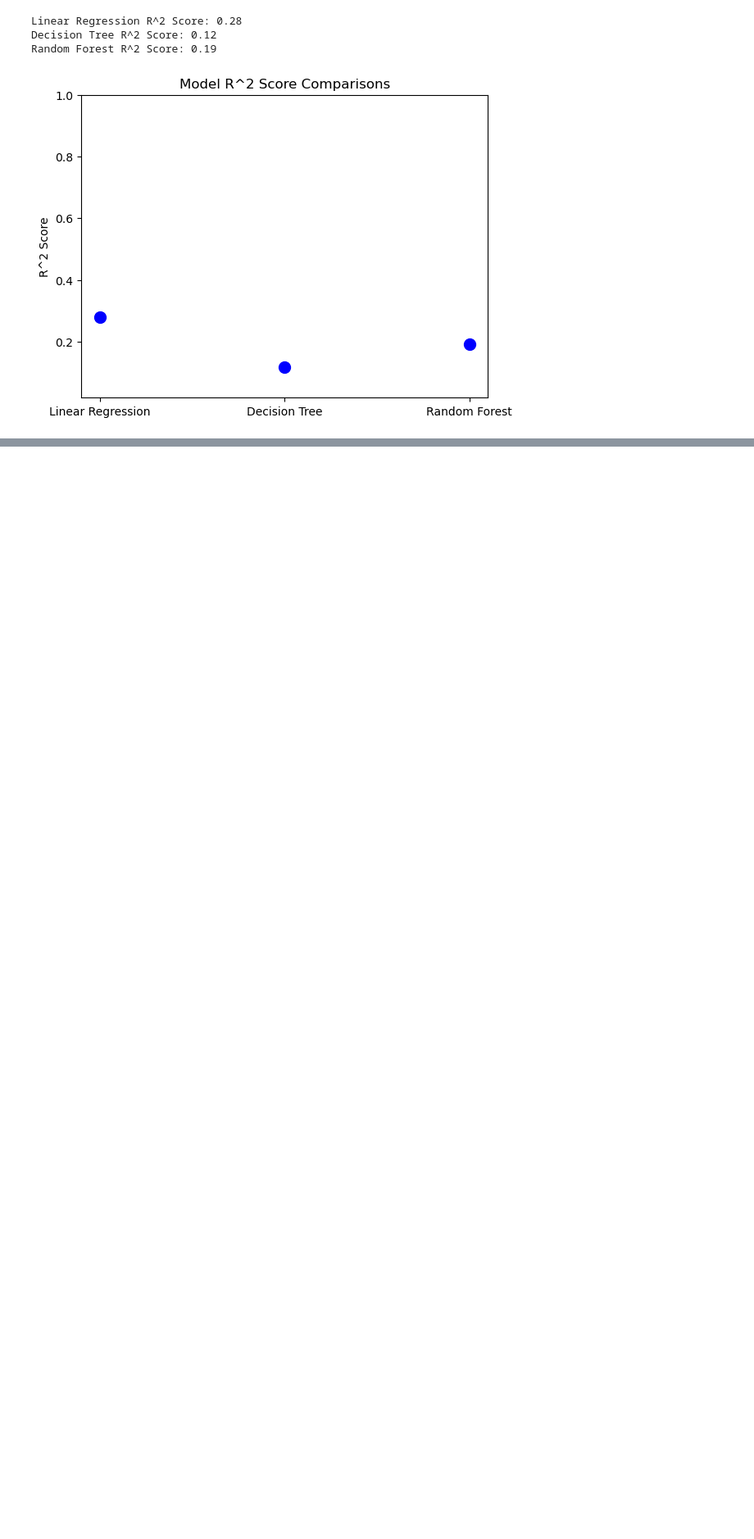
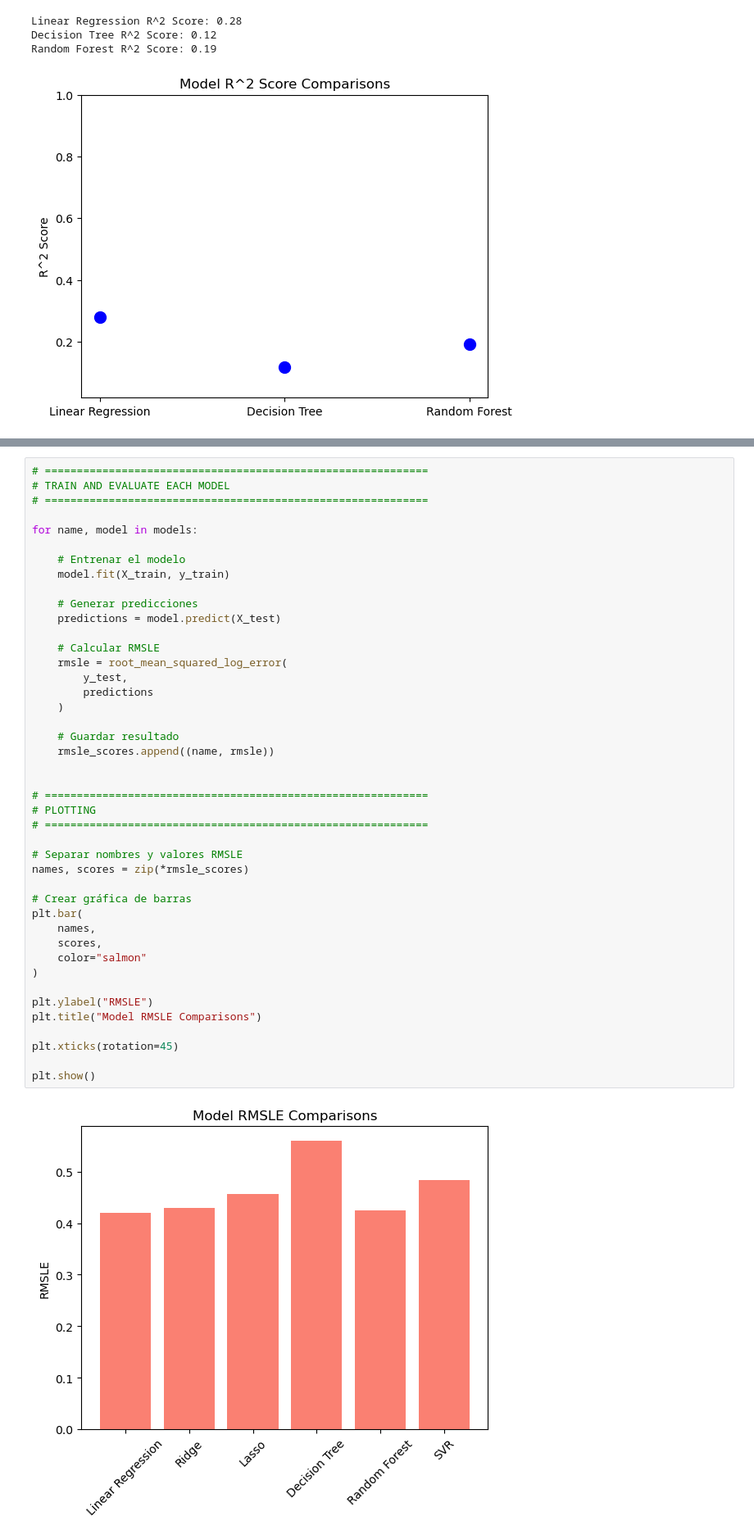
Before and after one commit to luis1112enrique/Machine-Learning-Repo, a Jupyter notebook: Clase 4 - Mean Squared error (MSE).ipynb, the cells around one changed output, grey strips where cells are left out. Shown at 82% size. Cells and saved outputs as stored; diff of their text form; blank space fills up the shorter version.

```diff
--- a/Clase 4 - Mean Squared error (MSE).ipynb
+++ b/Clase 4 - Mean Squared error (MSE).ipynb
@@ -519,0 +766,45 @@ Random Forest R^2 Score: 0.19
+# %%
+# ============================================================
+# TRAIN AND EVALUATE EACH MODEL
+# ============================================================
+
+for name, model in models:
+
+    # Entrenar el modelo
+    model.fit(X_train, y_train)
+
+    # Generar predicciones
+    predictions = model.predict(X_test)
+
+    # Calcular RMSLE
+    rmsle = root_mean_squared_log_error(
+        y_test,
+        predictions
+    )
+
+    # Guardar resultado
+    rmsle_scores.append((name, rmsle))
+
+
+# ============================================================
+# PLOTTING
+# ============================================================
+
+# Separar nombres y valores RMSLE
+names, scores = zip(*rmsle_scores)
+
+# Crear gráfica de barras
+plt.bar(
+    names,
+    scores,
+    color="salmon"
+)
+
+plt.ylabel("RMSLE")
+plt.title("Model RMSLE Comparisons")
+
+plt.xticks(rotation=45)
+
+plt.show()
+# %% [output]
+[figure, added]
```
Also changed, not shown: parts of 7 cells of this notebook, 1 other file.
